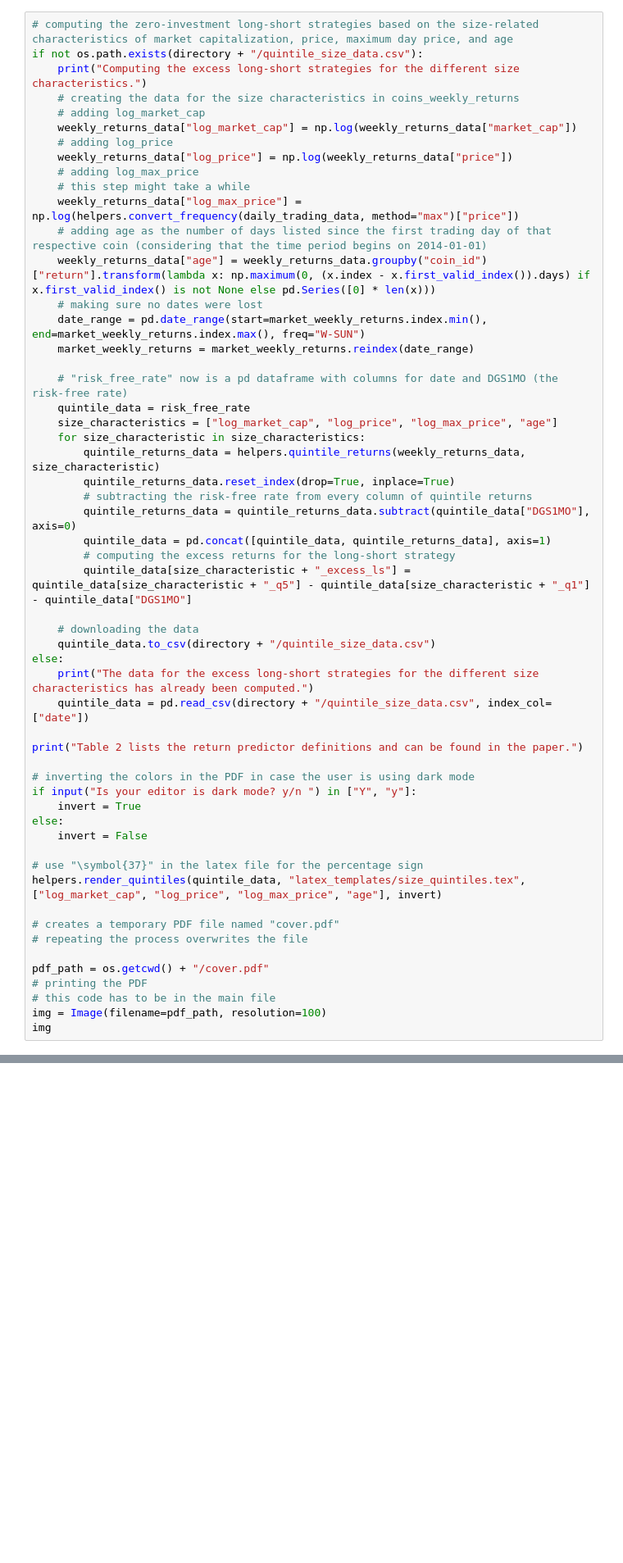
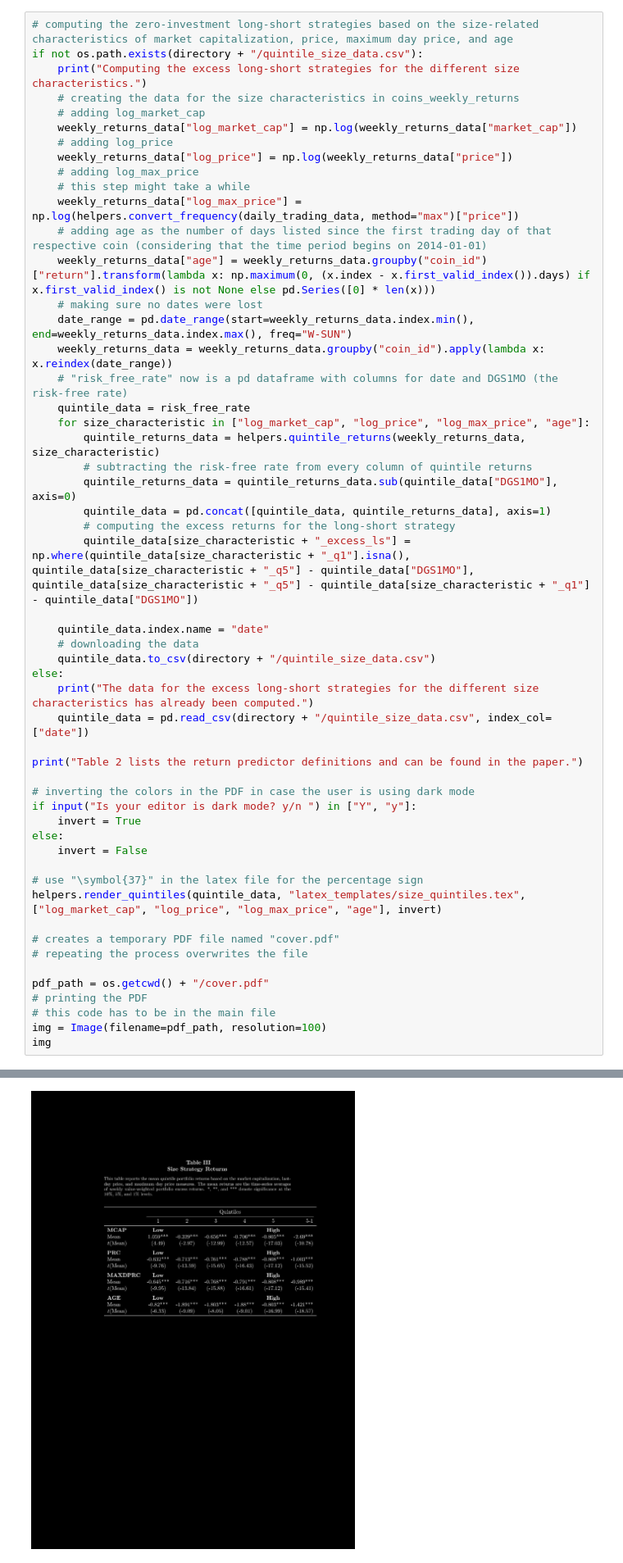
Before and after one commit to MarcGehring97/Crypto-Currency-Asset-Pricing, a Jupyter notebook: main.ipynb, the cells around one changed output, grey strips where cells are left out. Shown at 82% size. Cells and saved outputs as stored; diff of their text form; blank space fills up the shorter version.

```diff
--- a/main.ipynb
+++ b/main.ipynb
@@ -204,21 +211,19 @@ if not os.path.exists(directory + "/quintile_size_data.csv"):
     # adding age as the number of days listed since the first trading day of that respective coin (considering that the time period begins on 2014-01-01)
     weekly_returns_data["age"] = weekly_returns_data.groupby("coin_id")["return"].transform(lambda x: np.maximum(0, (x.index - x.first_valid_index()).days) if x.first_valid_index() is not None else pd.Series([0] * len(x)))
     # making sure no dates were lost
-    date_range = pd.date_range(start=market_weekly_returns.index.min(), end=market_weekly_returns.index.max(), freq="W-SUN")
-    market_weekly_returns = market_weekly_returns.reindex(date_range)
-
+    date_range = pd.date_range(start=weekly_returns_data.index.min(), end=weekly_returns_data.index.max(), freq="W-SUN")
+    weekly_returns_data = weekly_returns_data.groupby("coin_id").apply(lambda x: x.reindex(date_range))
     # "risk_free_rate" now is a pd dataframe with columns for date and DGS1MO (the risk-free rate)
     quintile_data = risk_free_rate
-    size_characteristics = ["log_market_cap", "log_price", "log_max_price", "age"]
-    for size_characteristic in size_characteristics:
+    for size_characteristic in ["log_market_cap", "log_price", "log_max_price", "age"]:
         quintile_returns_data = helpers.quintile_returns(weekly_returns_data, size_characteristic)
-        quintile_returns_data.reset_index(drop=True, inplace=True)
         # subtracting the risk-free rate from every column of quintile returns
-        quintile_returns_data = quintile_returns_data.subtract(quintile_data["DGS1MO"], axis=0)
+        quintile_returns_data = quintile_returns_data.sub(quintile_data["DGS1MO"], axis=0)
         quintile_data = pd.concat([quintile_data, quintile_returns_data], axis=1)
         # computing the excess returns for the long-short strategy
-        quintile_data[size_characteristic + "_excess_ls"] = quintile_data[size_characteristic + "_q5"] - quintile_data[size_characteristic + "_q1"] - quintile_data["DGS1MO"]
+        quintile_data[size_characteristic + "_excess_ls"] = np.where(quintile_data[size_characteristic + "_q1"].isna(), quintile_data[size_characteristic + "_q5"] - quintile_data["DGS1MO"], quintile_data[size_characteristic + "_q5"] - quintile_data[size_characteristic + "_q1"] - quintile_data["DGS1MO"])
 
+    quintile_data.index.name = "date"
     # downloading the data
     quintile_data.to_csv(directory + "/quintile_size_data.csv")
 else:
@@ -250,3 +263,4 @@ ValueError: Bin labels must be one fewer than the number of bin edges
+[figure, added]
 # %% [markdown]
 <a id="B._Momentum_Characteristics"></a>
 ## B. Momentum Characteristics
```
Also changed, not shown: parts of 5 cells of this notebook, 5 other files.
